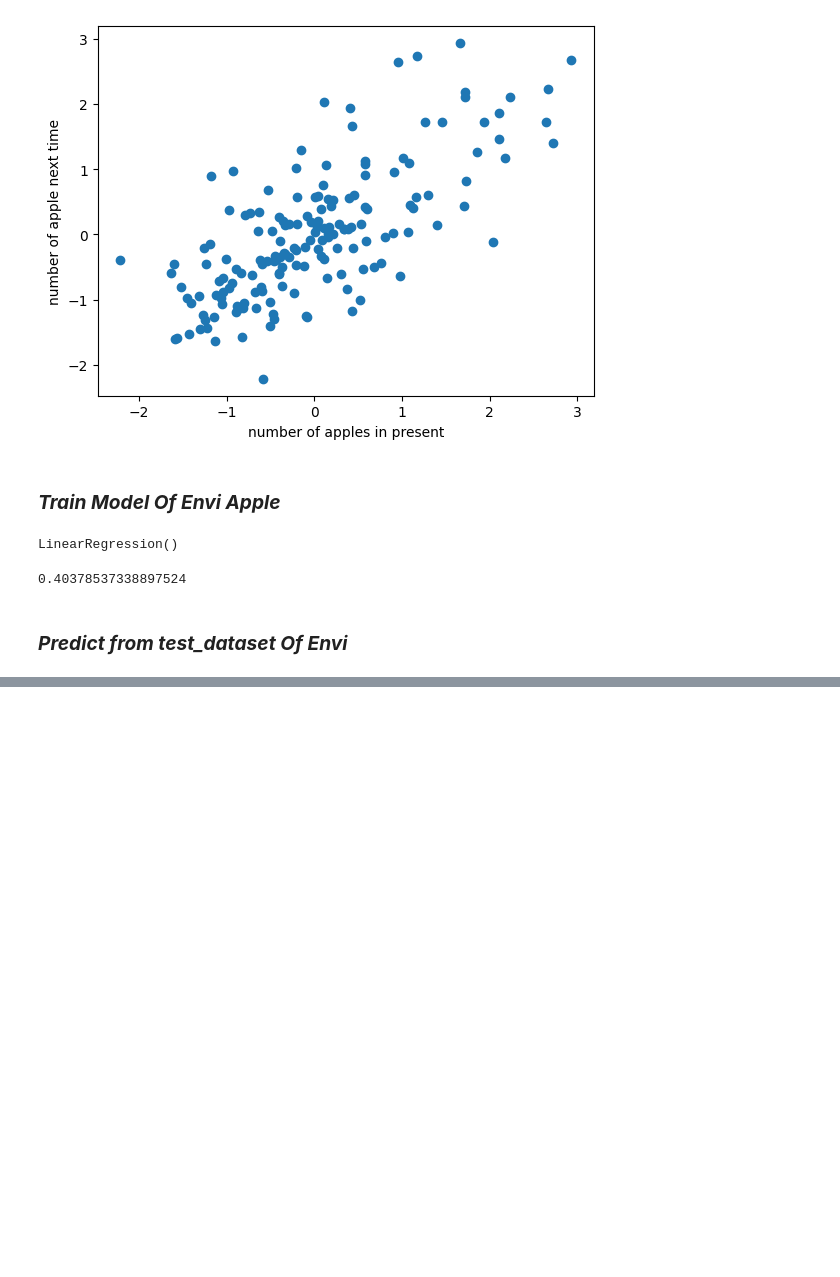
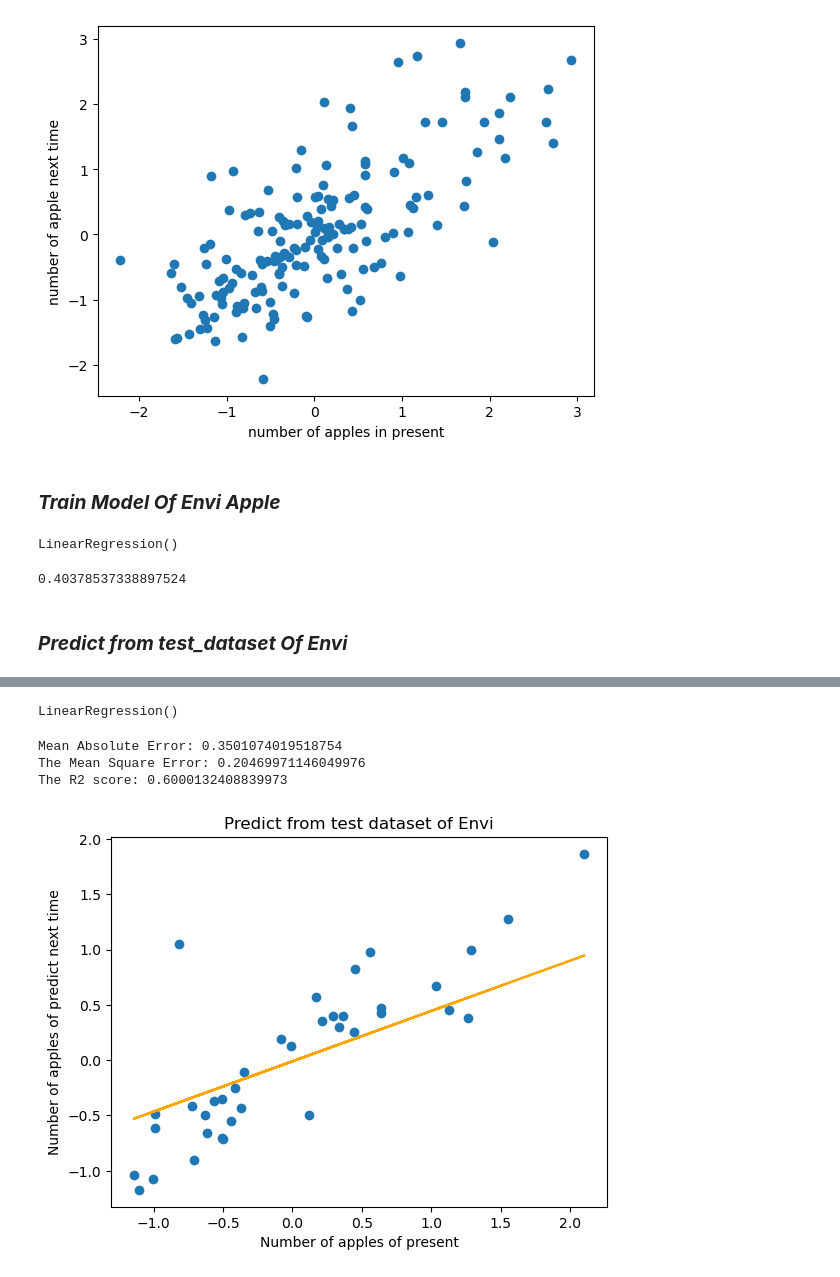
Before and after one commit to OatKID/RegressionMiniProject, a Jupyter notebook: algorithm/1_predict_1/linear_regression.ipynb, the cells around one changed output, grey strips where cells are left out. Cells and saved outputs as stored; diff of their text form; code cells hidden in the pictures; blank space fills up the shorter version.

```diff
--- a/algorithm/1_predict_1/linear_regression.ipynb
+++ b/algorithm/1_predict_1/linear_regression.ipynb
@@ -152,0 +189,8 @@ The R2 score: 0.6902184885014049
+# %%
+feature_fuji = np.array(df_fuji_inter["Fuji"]).reshape(-1, 1)
+label_fuji = np.array(df_fuji_inter["y"]).reshape(-1, 1)
+
+scaler.fit(feature_fuji)
+feature_fuji = scaler.transform(feature_fuji)
+scaler.fit(label_fuji)
+label_fuji = scaler.transform(label_fuji)
@@ -152,0 +200,22 @@ The R2 score: 0.6902184885014049
+# %%
+feature_fuji_train, feature_fuji_test, label_fuji_train, label_fuji_test = train_test_split(feature_fuji, label_fuji, random_state=762701)
+model.fit(feature_fuji_train, label_fuji_train)
+# %% [output]
+LinearRegression()
+# %%
+y_predict = model.predict(feature_fuji_test)
+print(f"Mean Absolute Error: {mean_absolute_error(label_fuji_test, y_predict)}")
+print(f"The Mean Square Error: {mean_squared_error(label_fuji_test, y_predict)}")
+print(f"The R2 score: {r2_score(label_fuji_test, y_predict)}")
+
+plt.scatter(feature_fuji_test, label_fuji_test)
+plt.plot(feature_fuji_test, y_predict, color="orange")
+plt.xlabel("Number of apples of present")
+plt.ylabel("Number of apples of predict next time")
+plt.title("Predict from test dataset of Envi")
+plt.show()
+# %% [output]
+Mean Absolute Error: 0.3501074019518754
+The Mean Square Error: 0.20469971146049976
+The R2 score: 0.6000132408839973
+[figure, added]
```
Also changed, not shown: parts of 10 cells of this notebook, 1 other file.
